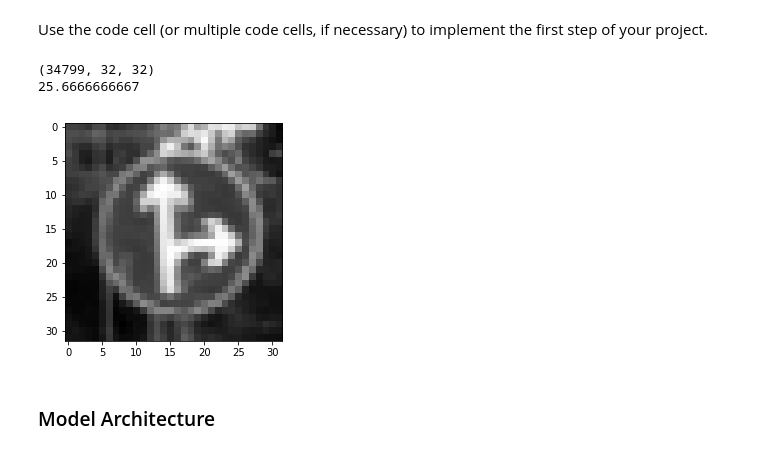
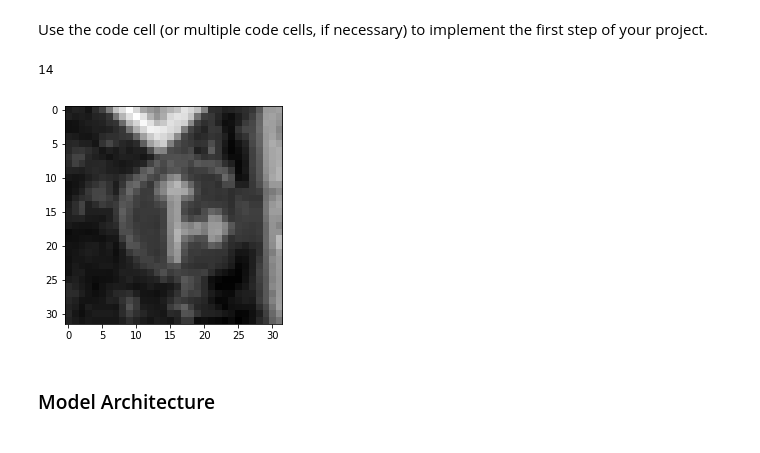
Before and after one commit to angelovila/CarND-P2-traffic-sign-classifier, a Jupyter notebook: Traffic_Sign_Classifier.ipynb, the cells around one changed output. Drawn from its saved outputs; the diff is of its cells as text; code cells hidden in the pictures.

```diff
--- a/Traffic_Sign_Classifier.ipynb
+++ b/Traffic_Sign_Classifier.ipynb
@@ -141,13 +143,12 @@ X_valid_gray = RGB_grayscale(X_valid)
 X_test_gray = RGB_grayscale(X_test)
 # %%
 ##test grayscale
+img_count = 1000
 plt.imshow(X_train_gray[img_count], cmap='gray')
-print(X_train_gray.shape)
-print(X_train_gray[0][0][0])
+print(y_train[img_count])
 # %% [output]
-(34799, 32, 32)
-25.6666666667
+14
-[figure, old version]
+[figure, new version]
 # %%
 #normalization
 def normalize_grayscale(grayscale_images):
```
Also changed, not shown: parts of 17 cells of this notebook.
